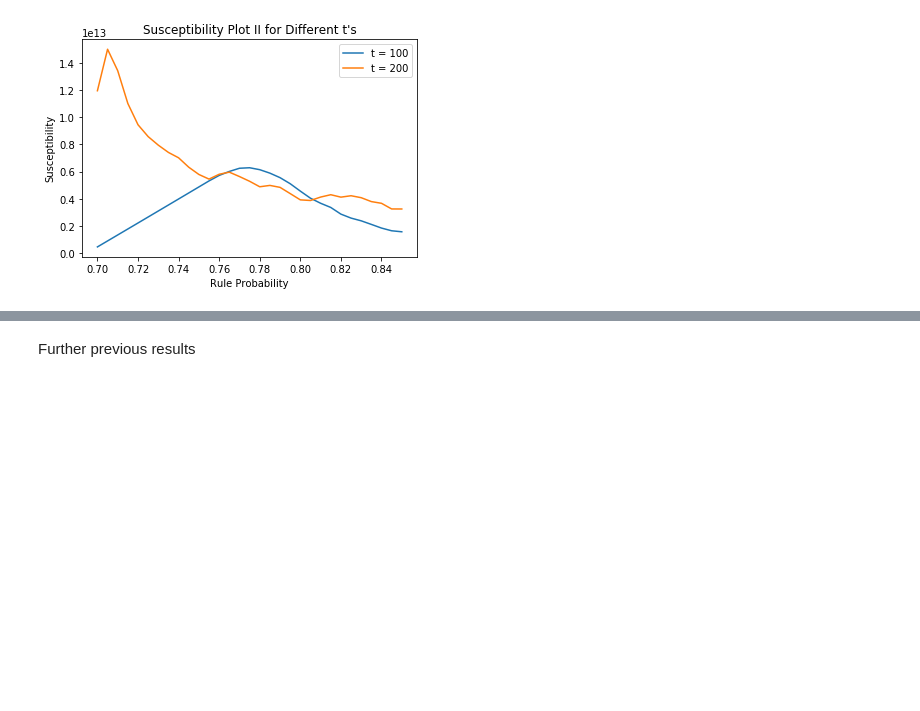
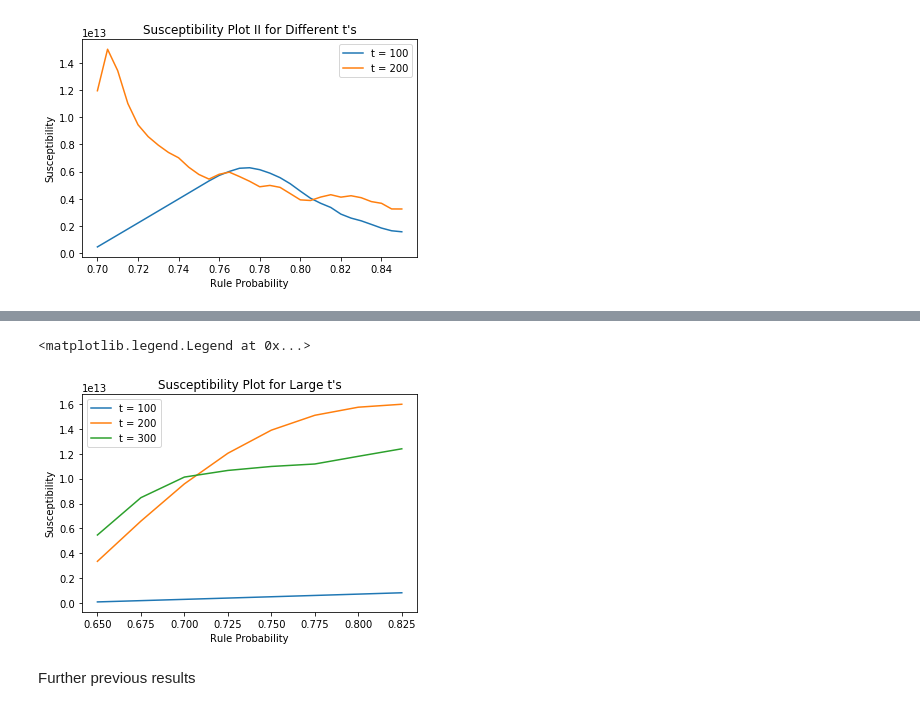
Before and after one commit to hs42/biophysics, a Jupyter notebook: playground.ipynb, the cells around one changed output, grey strips where cells are left out. Saved outputs shown, nothing was run; the diff lists cells and outputs as text; code cells hidden in the pictures; blank space fills up the shorter version.

```diff
--- a/playground.ipynb
+++ b/playground.ipynb
@@ -608,3 +642,17 @@ plt.legend()
+# %%
+## Susceptibility plot III
+
+for i in range(len(Counts_susc)):
+    plt.plot(p,Counts_susc[i][4], label="t = {}".format(T[i]))
+
+plt.title("Susceptibility Plot for Large t's")
+plt.xlabel("Rule Probability")
+#plt.yscale("log")
+plt.ylabel("Susceptibility")
+plt.legend()
+# %% [output]
+<matplotlib.legend.Legend at 0x...>
+[figure, added]
 # %% [markdown]
 Further previous results
 # %%
```
Also changed, not shown: parts of 6 cells of this notebook.
